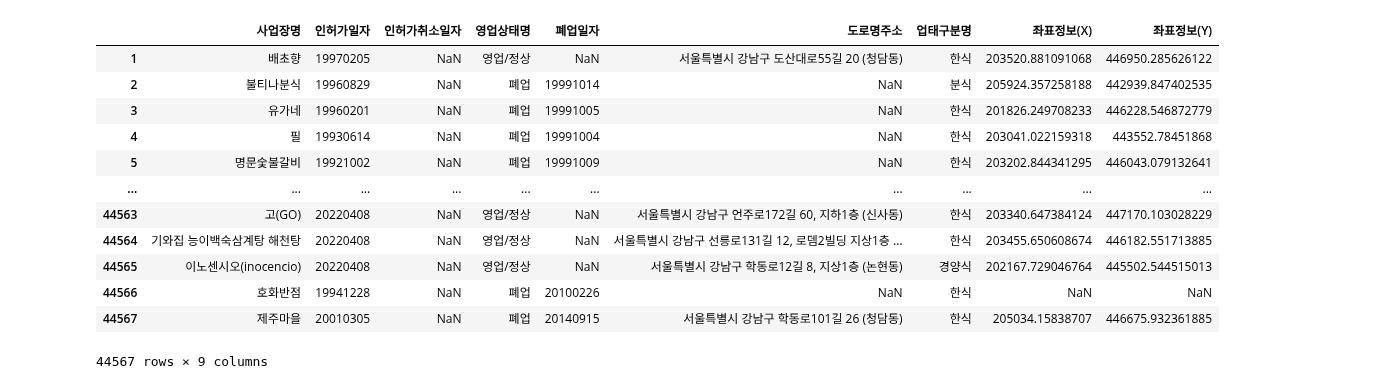
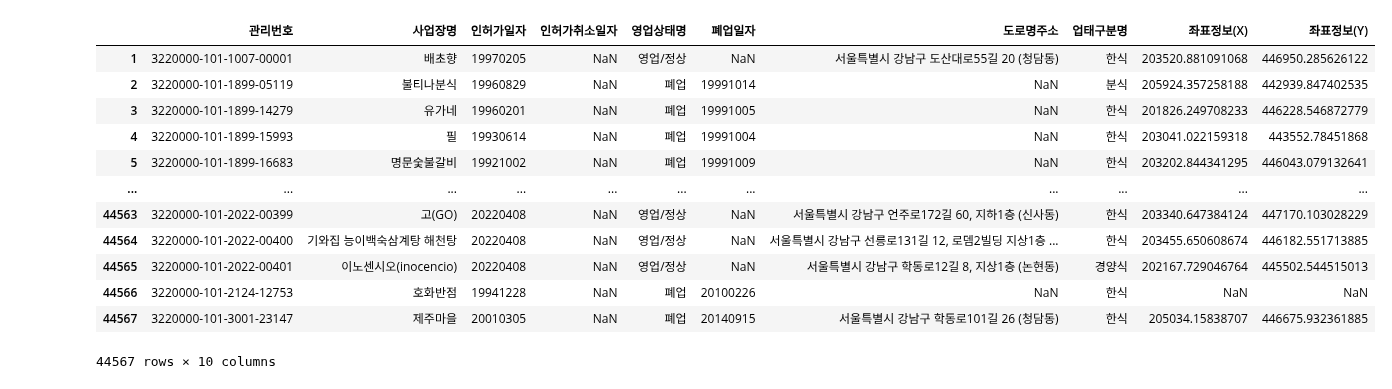
Before and after one commit to POSdata-Sales-Prediction/Store-operation-consulting, a Jupyter notebook: chicken_competitor_sorting.ipynb, the cells around one changed output. Drawn from its saved outputs; the diff is of its cells as text; code cells hidden in the pictures.

```diff
--- a/chicken_competitor_sorting.ipynb
+++ b/chicken_competitor_sorting.ipynb
@@ -15,18 +25,18 @@ gangnam_food = gangnam_food.iloc[1:]
 # %%
-# 불필요한 컬럼 삭제
-gangnam_food = gangnam_food[['사업장명','인허가일자', '인허가취소일자','영업상태명', '폐업일자', '도로명주소','업태구분명', '좌표정보(X)', '좌표정보(Y)']]
+# 불필요한 컬럼 삭제 - 관리번호: Primary key
+gangnam_food = gangnam_food[['관리번호','사업장명','인허가일자', '인허가취소일자','영업상태명', '폐업일자', '도로명주소','업태구분명', '좌표정보(X)', '좌표정보(Y)']]
 gangnam_food
 # %% [output]
-|  | 사업장명 | 인허가일자 | 인허가취소일자 | 영업상태명 | 폐업일자 | 도로명주소 | 업태구분명 | 좌표정보(X) | 좌표정보(Y) |
-| 1 | 배초향 | 19970205 | NaN | 영업/정상 | NaN | 서울특별시 강남구 도산대로55길 20 (청담동) | 한식 | 203520.881091068 | 446950.285626122 |
-| 2 | 불티나분식 | 19960829 | NaN | 폐업 | 19991014 | NaN | 분식 | 205924.357258188 | 442939.847402535 |
-| 3 | 유가네 | 19960201 | NaN | 폐업 | 19991005 | NaN | 한식 | 201826.249708233 | 446228.546872779 |
-| 4 | 필 | 19930614 | NaN | 폐업 | 19991004 | NaN | 한식 | 203041.022159318 | 443552.78451868 |
-| 5 | 명문숯불갈비 | 19921002 | NaN | 폐업 | 19991009 | NaN | 한식 | 203202.844341295 | 446043.079132641 |
-| ... | ... | ... | ... | ... | ... | ... | ... | ... | ... |
-| 44563 | 고(GO) | 20220408 | NaN | 영업/정상 | NaN | 서울특별시 강남구 언주로172길 60, 지하1층 (신사동) | 한식 | 203340.647384124 | 447170.103028229 |
-| 44564 | 기와집 능이백숙삼계탕 해천탕 | 20220408 | NaN | 영업/정상 | NaN | 서울특별시 강남구 선릉로131길 12, 로뎀2빌딩 지상1층 ... | 한식 | 203455.650608674 | 446182.551713885 |
-| 44565 | 이노센시오(inocencio) | 20220408 | NaN | 영업/정상 | NaN | 서울특별시 강남구 학동로12길 8, 지상1층 (논현동) | 경양식 | 202167.729046764 | 445502.544515013 |
-| 44566 | 호화반점 | 19941228 | NaN | 폐업 | 20100226 | NaN | 한식 | NaN | NaN |
-| 44567 | 제주마을 | 20010305 | NaN | 폐업 | 20140915 | 서울특별시 강남구 학동로101길 26 (청담동) | 한식 | 205034.15838707 | 446675.932361885 |
+|  | 관리번호 | 사업장명 | 인허가일자 | 인허가취소일자 | 영업상태명 | 폐업일자 | 도로명주소 | 업태구분명 | 좌표정보(X) | 좌표정보(Y) |
+| 1 | 3220000-101-1007-00001 | 배초향 | 19970205 | NaN | 영업/정상 | NaN | 서울특별시 강남구 도산대로55길 20 (청담동) | 한식 | 203520.881091068 | 446950.285626122 |
+| 2 | 3220000-101-1899-05119 | 불티나분식 | 19960829 | NaN | 폐업 | 19991014 | NaN | 분식 | 205924.357258188 | 442939.847402535 |
+| 3 | 3220000-101-1899-14279 | 유가네 | 19960201 | NaN | 폐업 | 19991005 | NaN | 한식 | 201826.249708233 | 446228.546872779 |
+| 4 | 3220000-101-1899-15993 | 필 | 19930614 | NaN | 폐업 | 19991004 | NaN | 한식 | 203041.022159318 | 443552.78451868 |
+| 5 | 3220000-101-1899-16683 | 명문숯불갈비 | 19921002 | NaN | 폐업 | 19991009 | NaN | 한식 | 203202.844341295 | 446043.079132641 |
+| ... | ... | ... | ... | ... | ... | ... | ... | ... | ... | ... |
+| 44563 | 3220000-101-2022-00399 | 고(GO) | 20220408 | NaN | 영업/정상 | NaN | 서울특별시 강남구 언주로172길 60, 지하1층 (신사동) | 한식 | 203340.647384124 | 447170.103028229 |
+| 44564 | 3220000-101-2022-00400 | 기와집 능이백숙삼계탕 해천탕 | 20220408 | NaN | 영업/정상 | NaN | 서울특별시 강남구 선릉로131길 12, 로뎀2빌딩 지상1층 ... | 한식 | 203455.650608674 | 446182.551713885 |
+| 44565 | 3220000-101-2022-00401 | 이노센시오(inocencio) | 20220408 | NaN | 영업/정상 | NaN | 서울특별시 강남구 학동로12길 8, 지상1층 (논현동) | 경양식 | 202167.729046764 | 445502.544515013 |
+| 44566 | 3220000-101-2124-12753 | 호화반점 | 19941228 | NaN | 폐업 | 20100226 | NaN | 한식 | NaN | NaN |
+| 44567 | 3220000-101-3001-23147 | 제주마을 | 20010305 | NaN | 폐업 | 20140915 | 서울특별시 강남구 학동로101길 26 (청담동) | 한식 | 205034.15838707 | 446675.932361885 |
-44567 rows × 9 columns
+44567 rows × 10 columns
```
Also changed, not shown: parts of 17 cells of this notebook.
